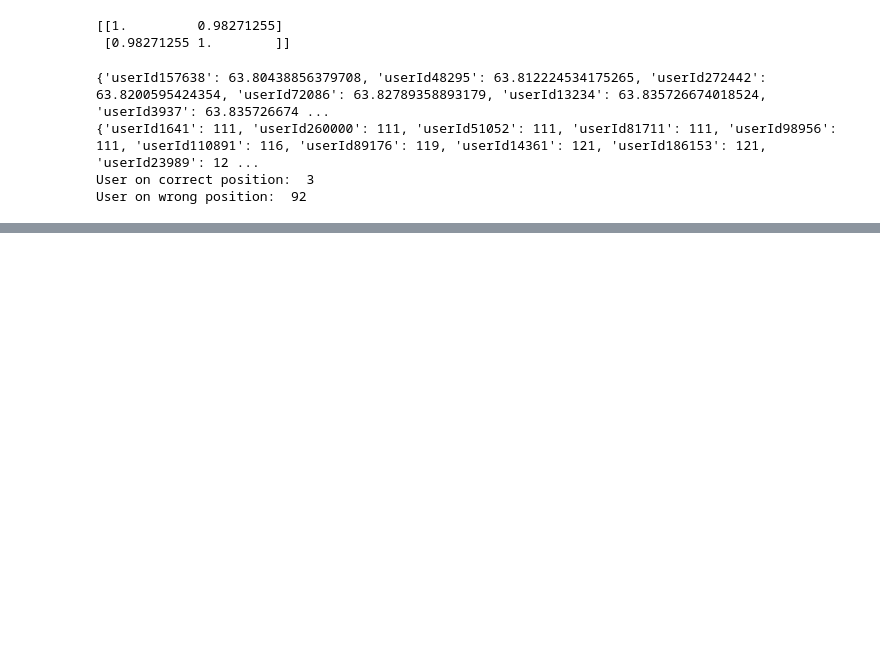
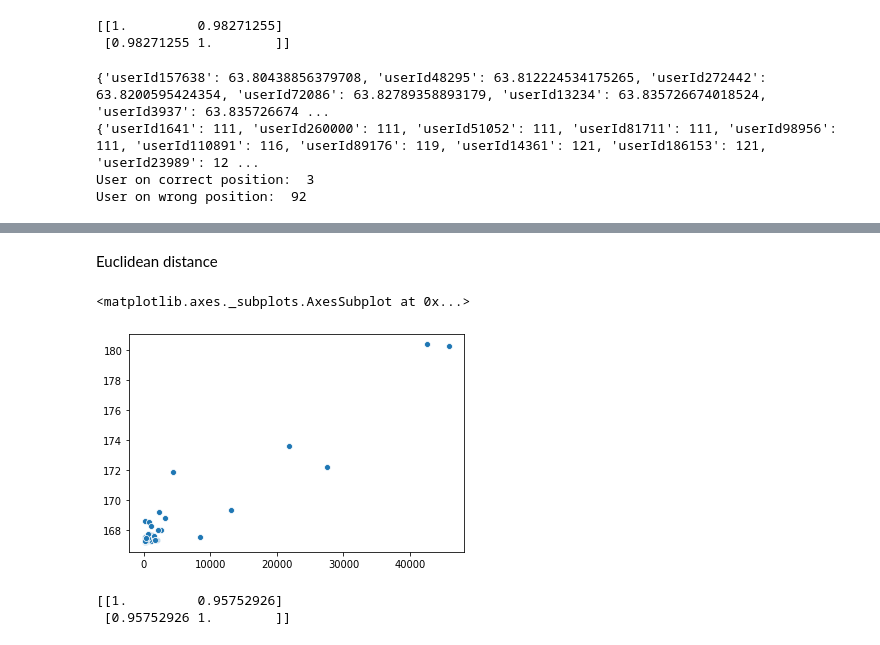
Before and after one commit to Denissovan/DP-user_parsing, a Jupyter notebook: SE_parsing.ipynb, the cells around one changed output, grey strips where cells are left out. Saved outputs shown, nothing was run; the diff lists cells and outputs as text; code cells hidden in the pictures; blank space fills up the shorter version.

```diff
--- a/SE_parsing.ipynb
+++ b/SE_parsing.ipynb
@@ -1008,0 +1092,17 @@ User on wrong position:  92
+# %% [markdown]
+Euclidean distance
+# %%
+phrases_overal_euclid_sim = metrics.get_euclid_dis(user_dict, enriched_merged_book)
+# %%
+np_euclidean_sim = np.array(list(phrases_overal_euclid_sim.values()))
+
+sb.scatterplot(np_user_rep, np_euclidean_sim)
+# %% [output]
+<matplotlib.axes._subplots.AxesSubplot at 0x...>
+[figure, added]
+# %%
+my_rho = np.corrcoef(np_user_rep, np_euclidean_sim)
+print(my_rho)
+# %% [output]
+[[1.         0.95752926]
+ [0.95752926 1.        ]]
```
Also changed, not shown: parts of 83 cells of this notebook.
